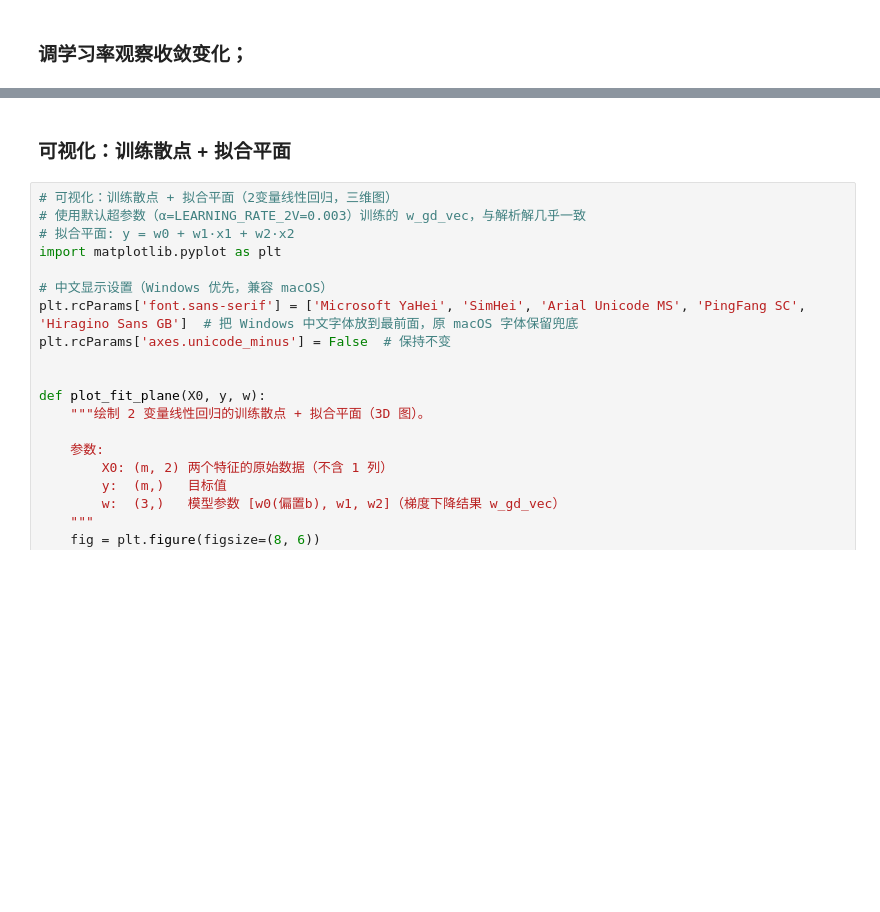
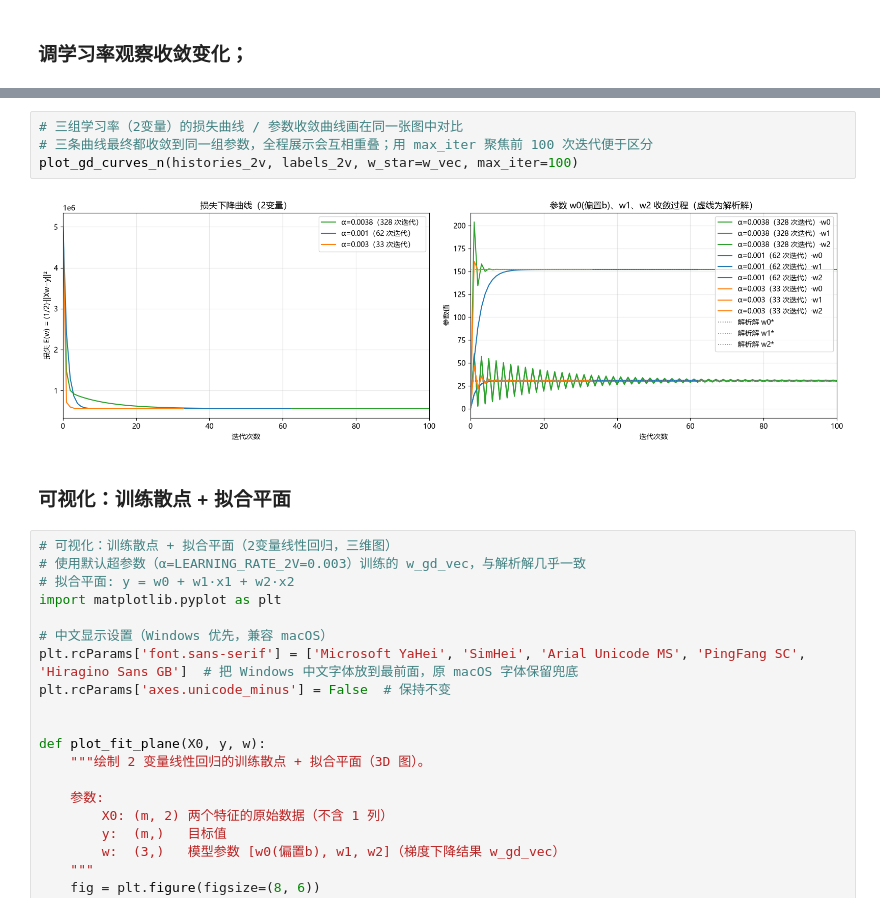
Before and after one commit to Ekko306/ML-2026, a Jupyter notebook: hw_01/hw_01_diabetes.ipynb, the cells around one changed output, grey strips where cells are left out. Saved outputs shown, nothing was run; the diff lists cells and outputs as text; blank space fills up the shorter version.

```diff
--- a/hw_01/hw_01_diabetes.ipynb
+++ b/hw_01/hw_01_diabetes.ipynb
@@ -463,3 +513,9 @@ for lr in learning_rates_2v:
+# %%
+# 三组学习率（2变量）的损失曲线 / 参数收敛曲线画在同一张图中对比
+# 三条曲线最终都收敛到同一组参数，全程展示会互相重叠；用 max_iter 聚焦前 100 次迭代便于区分
+plot_gd_curves_n(histories_2v, labels_2v, w_star=w_vec, max_iter=100)
+# %% [output]
+[figure, added]
 # %% [markdown]
 ### 可视化：训练散点 + 拟合平面
 # %%
```
Also changed, not shown: parts of 7 cells of this notebook, 3 other files.
